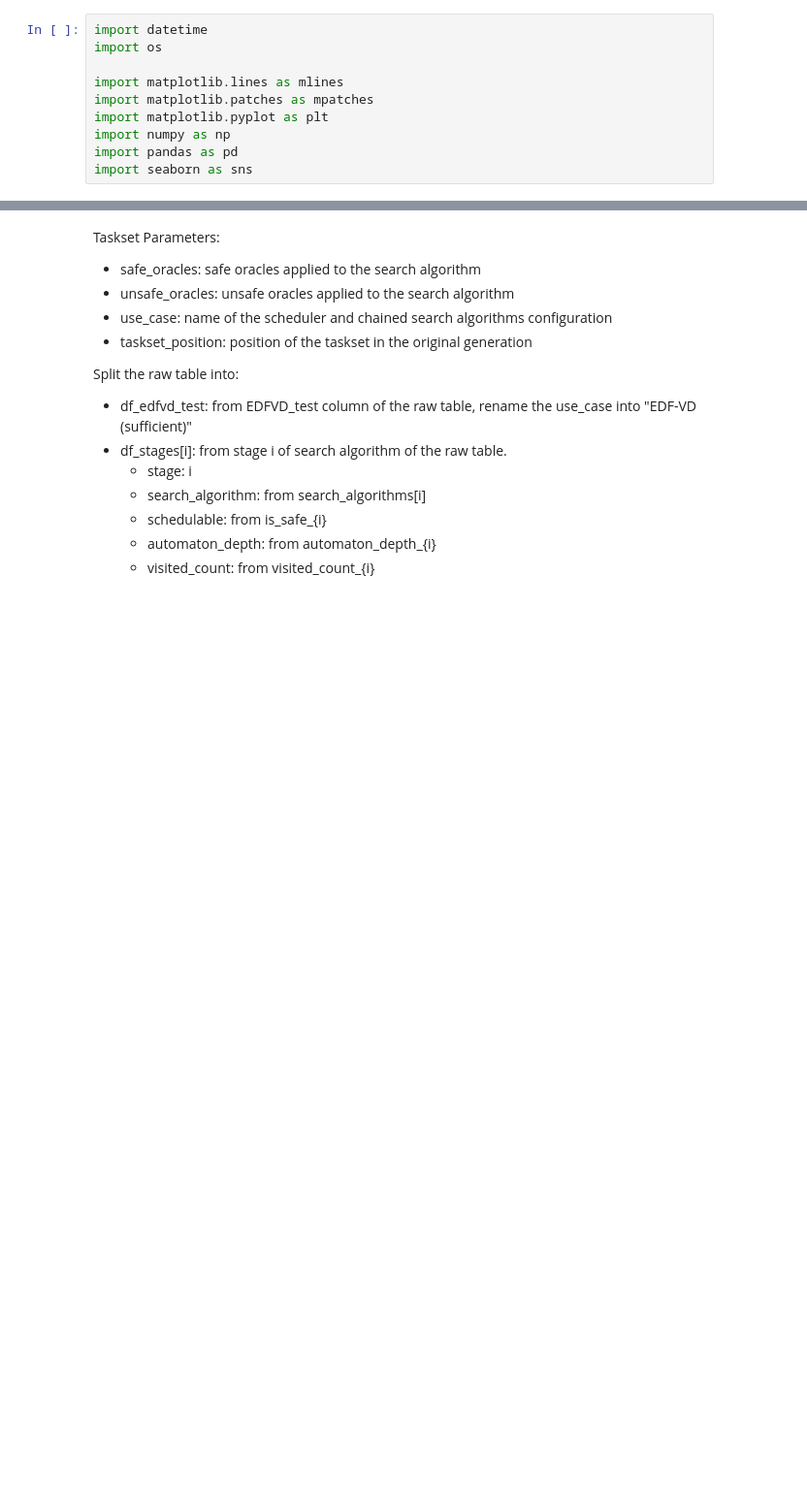
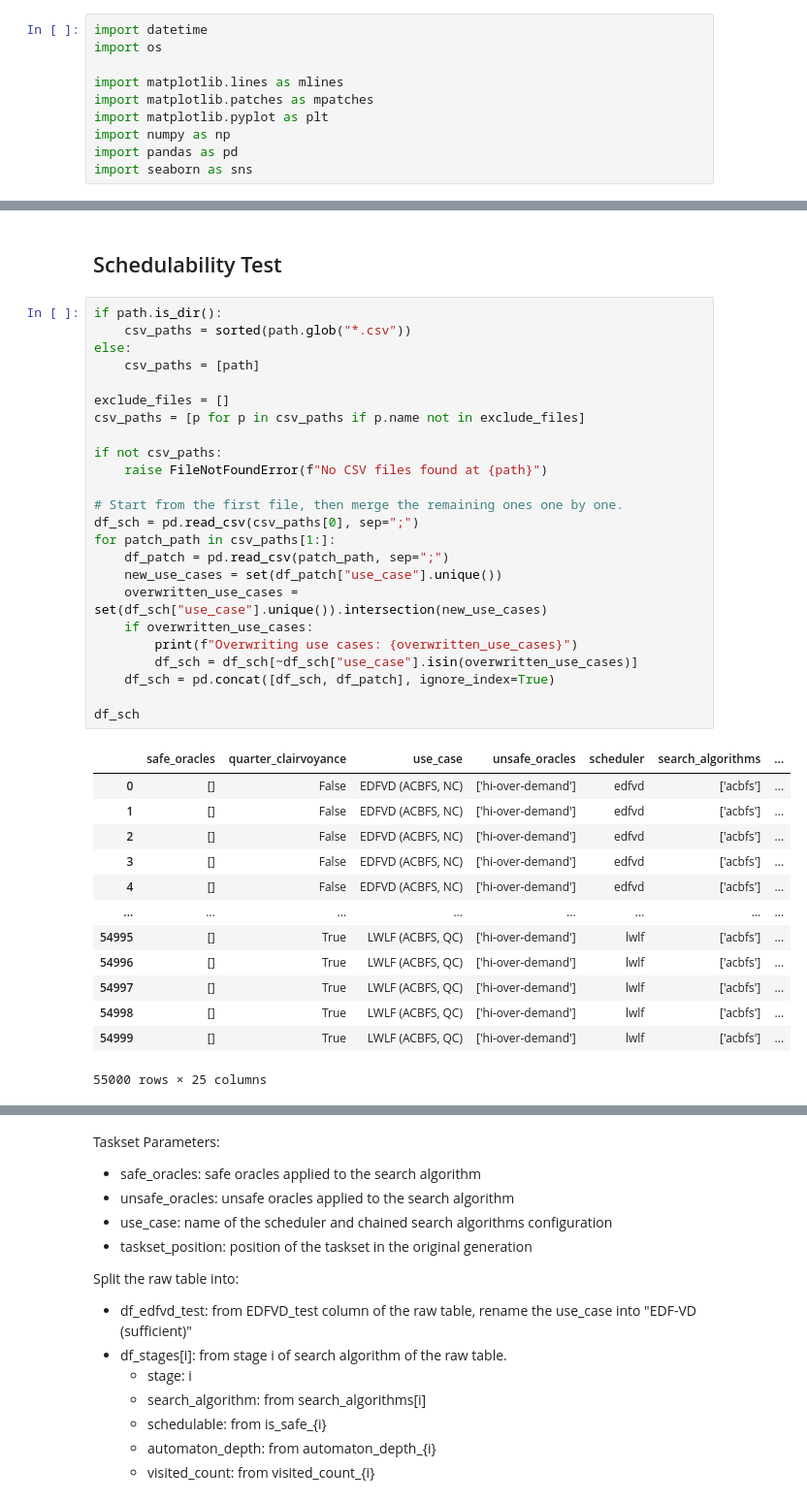
Before and after one commit to Jordan-Sun/mixed-criticality-graph-xp, a Jupyter notebook: notebooks/charts-rtss.ipynb, the cells around one changed output, grey strips where cells are left out. Shown at 97% size. Saved outputs shown, nothing was run; the diff lists cells and outputs as text; blank space fills up the shorter version.

```diff
--- a/notebooks/charts-rtss.ipynb
+++ b/notebooks/charts-rtss.ipynb
@@ -342,0 +33,40 @@ df_sch
+# %% [markdown]
+## Schedulability Test
+# %%
+if path.is_dir():
+    csv_paths = sorted(path.glob("*.csv"))
+else:
+    csv_paths = [path]
+
+exclude_files = []
+csv_paths = [p for p in csv_paths if p.name not in exclude_files]
+
+if not csv_paths:
+    raise FileNotFoundError(f"No CSV files found at {path}")
+
+# Start from the first file, then merge the remaining ones one by one.
+df_sch = pd.read_csv(csv_paths[0], sep=";")
+for patch_path in csv_paths[1:]:
+    df_patch = pd.read_csv(patch_path, sep=";")
+    new_use_cases = set(df_patch["use_case"].unique())
+    overwritten_use_cases = set(df_sch["use_case"].unique()).intersection(new_use_cases)
+    if overwritten_use_cases:
+        print(f"Overwriting use cases: {overwritten_use_cases}")
+        df_sch = df_sch[~df_sch["use_case"].isin(overwritten_use_cases)]
+    df_sch = pd.concat([df_sch, df_patch], ignore_index=True)
+
+df_sch
+# %% [output]
+|  | safe_oracles | quarter_clairvoyance | use_case | unsafe_oracles | scheduler | search_algorithms | ... |
+| 0 | [] | False | EDFVD (ACBFS, NC) | ['hi-over-demand'] | edfvd | ['acbfs'] | ... |
+| 1 | [] | False | EDFVD (ACBFS, NC) | ['hi-over-demand'] | edfvd | ['acbfs'] | ... |
+| 2 | [] | False | EDFVD (ACBFS, NC) | ['hi-over-demand'] | edfvd | ['acbfs'] | ... |
+| 3 | [] | False | EDFVD (ACBFS, NC) | ['hi-over-demand'] | edfvd | ['acbfs'] | ... |
+| 4 | [] | False | EDFVD (ACBFS, NC) | ['hi-over-demand'] | edfvd | ['acbfs'] | ... |
+| ... | ... | ... | ... | ... | ... | ... | ... |
+| 54995 | [] | True | LWLF (ACBFS, QC) | ['hi-over-demand'] | lwlf | ['acbfs'] | ... |
+| 54996 | [] | True | LWLF (ACBFS, QC) | ['hi-over-demand'] | lwlf | ['acbfs'] | ... |
+| 54997 | [] | True | LWLF (ACBFS, QC) | ['hi-over-demand'] | lwlf | ['acbfs'] | ... |
+| 54998 | [] | True | LWLF (ACBFS, QC) | ['hi-over-demand'] | lwlf | ['acbfs'] | ... |
+| 54999 | [] | True | LWLF (ACBFS, QC) | ['hi-over-demand'] | lwlf | ['acbfs'] | ... |
+55000 rows × 25 columns
```
Also changed, not shown: parts of 68 cells of this notebook, 26 other files.
